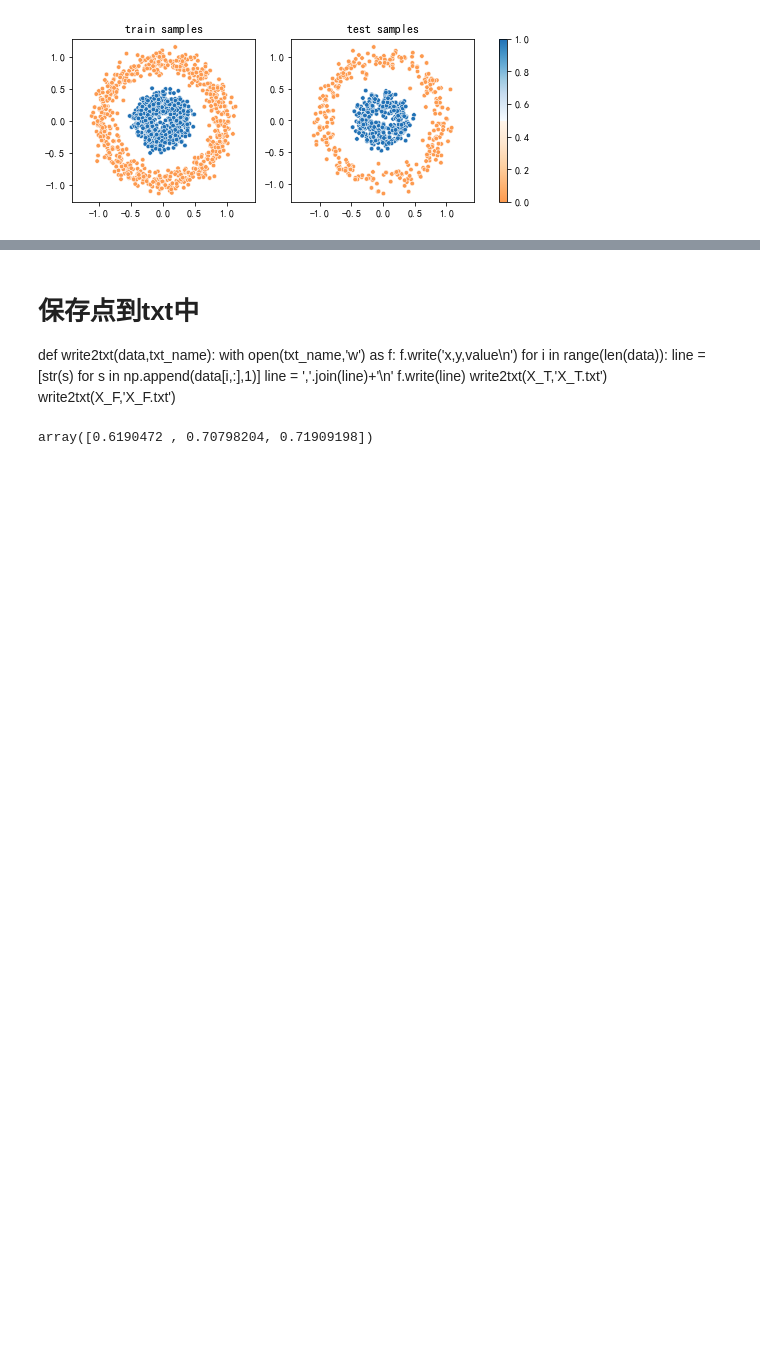
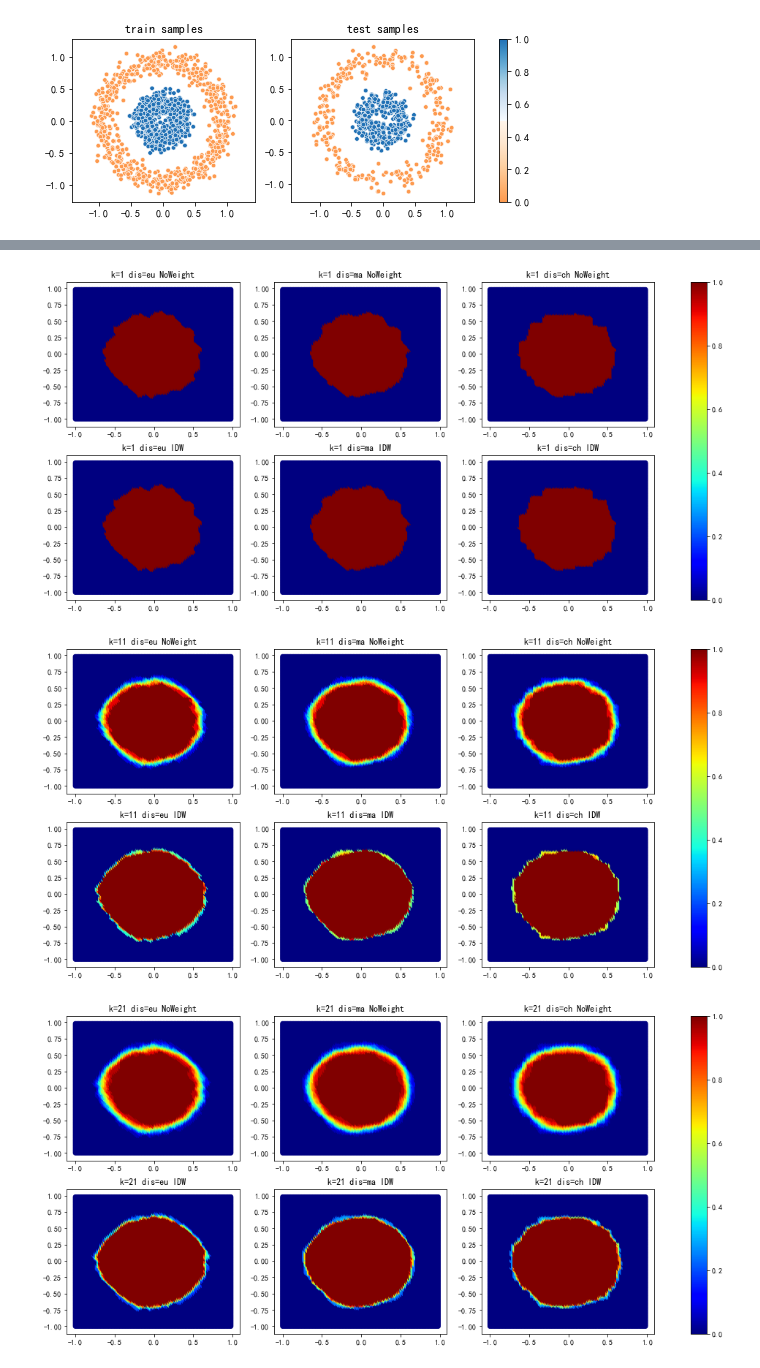
Before and after one commit to XuPenglei/Learn-Something-From-Tang, a Jupyter notebook: 空间内插/KNN学习.ipynb, the cells around one changed output, grey strips where cells are left out. Saved outputs shown, nothing was run; the diff lists cells and outputs as text; code cells hidden in the pictures; blank space fills up the shorter version.

```diff
--- a/空间内插/KNN学习.ipynb
+++ b/空间内插/KNN学习.ipynb
@@ -204,11 +212,0 @@ X_ma_border
-# %% [markdown]
-# 保存点到txt中
-def write2txt(data,txt_name):
-    with open(txt_name,'w') as f:
-        f.write('x,y,value\n')
-        for i in range(len(data)):
-            line = [str(s) for s in np.append(data[i,:],1)]
-            line = ','.join(line)+'\n'
-            f.write(line)
-write2txt(X_T,'X_T.txt')
-write2txt(X_F,'X_F.txt')
@@ -223,5 +233,25 @@ p2X = np.array(p2X)
-# %%
-sort_id = np.argsort(p2X,axis=-1)
-p2X[0,0,sort_id[0,0,0:3]]
-# %% [output]
-array([0.6190472 , 0.70798204, 0.71909198])
+# %%
+def draw_k(sord_id,p2X,k=1):
+    fig,ax = plt.subplots(2,3,figsize=(18,8))
+    dis_type = ['eu','ma','ch']
+    for i in range(3):
+        p_ind = sort_id[:,i,0:k]
+        p_val = []
+        p_dis = []
+        for j in range(len(p)):
+            p_val.append(y[p_ind[j,:]])
+            p_dis.append(p2X[j,i,p_ind[j,:]])
+        p_dis_weight = (np.array(p_val)*(1/np.array(p_dis))).sum(axis=-1)/k
+        p_val = np.array(p_val).sum(axis=-1)/k
+        ax[0,i].scatter(*p.T,c=p_val,cmap='jet',vmin=0,vmax=1)
+        ax[0,i].set_title('k=%d dis=%s NoWeight'%(k,dis_type[i]))
+        cm=ax[1,i].scatter(*p.T,c=p_dis_weight,cmap='jet',vmin=0,vmax=1)
+        ax[1,i].set_title('k=%d dis=%s IDW'%(k,dis_type[i]))
+    plt.colorbar(cm,ax=ax)
+    return (p_val,p_dis_weight)
+for k in range(1,101,10):
+    draw_k(sort_id,p2X,k=k)
+# %% [output]
+[figure, added]
+[figure, added]
+[figure, added]
```
Also changed, not shown: parts of 10 cells of this notebook, 4 other files.
